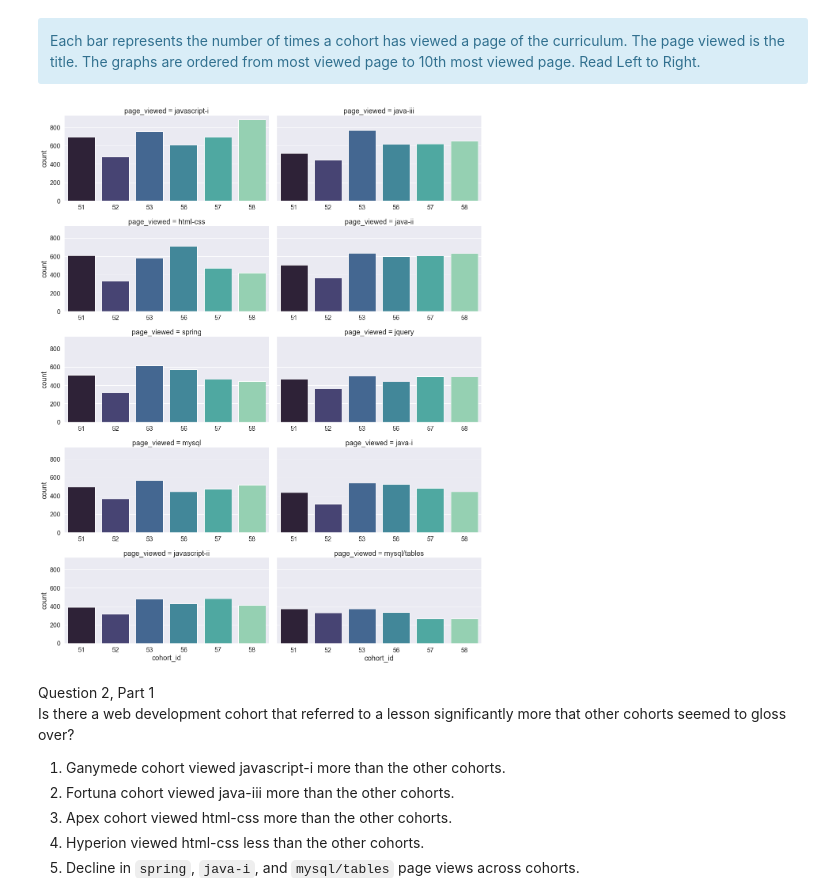
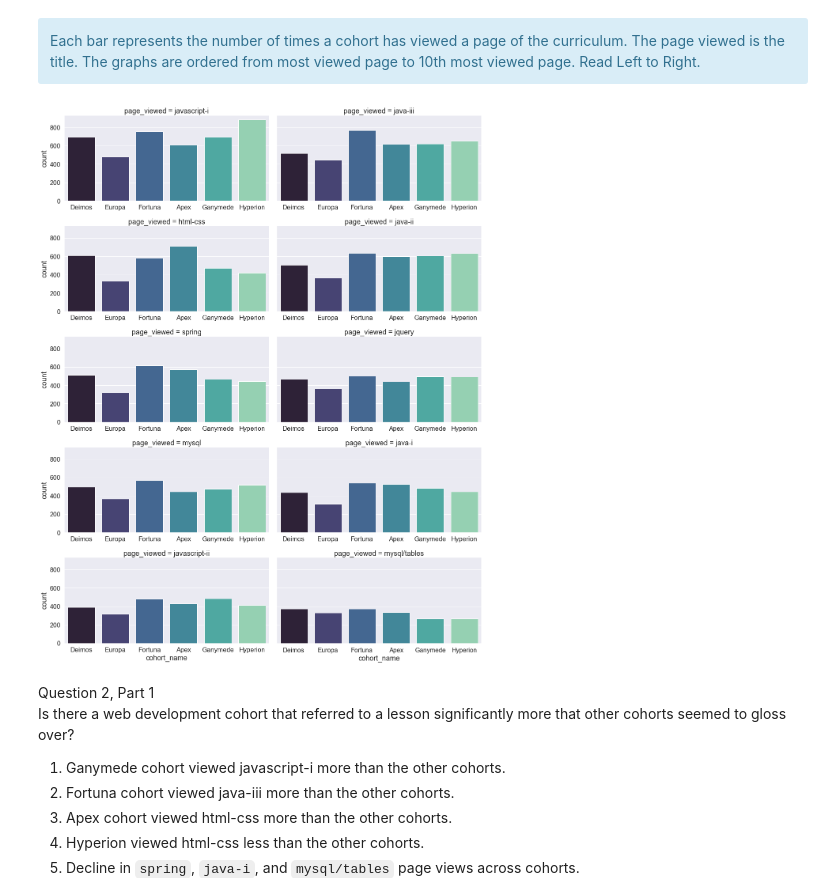
Before and after one commit to Promeos/Curriculum-Access-Logs, a Jupyter notebook: notebooks/exploration.ipynb, the cells around one changed output. Cells and saved outputs as stored; diff of their text form; code cells hidden in the pictures.

```diff
--- a/notebooks/exploration.ipynb
+++ b/notebooks/exploration.ipynb
@@ -299,22 +299,22 @@ wd_recent_grads.head()
 # %%
 sns.set(font_scale = 1.5)
 row_order=wd_top_10_pages
 
 g = sns.catplot(data=wd_recent_grads,
-                x="cohort_id",
+                x="cohort_name",
                 kind="count",
                 col="page_viewed",
                 col_order=wd_top_10_pages,
                 col_wrap=2,
                 height=4,
                 aspect=2,
                 sharex=False,
                 palette='mako')
 
 plt.tick_params(labelsize=16, pad=5)
 plt.tight_layout();
 # %% [output]
-[figure, old version]
+[figure, new version]
 # %% [markdown]
 Question 2, Part 1<br>
 Is there a web development cohort that referred to a lesson significantly more that other cohorts seemed to gloss over?
```
